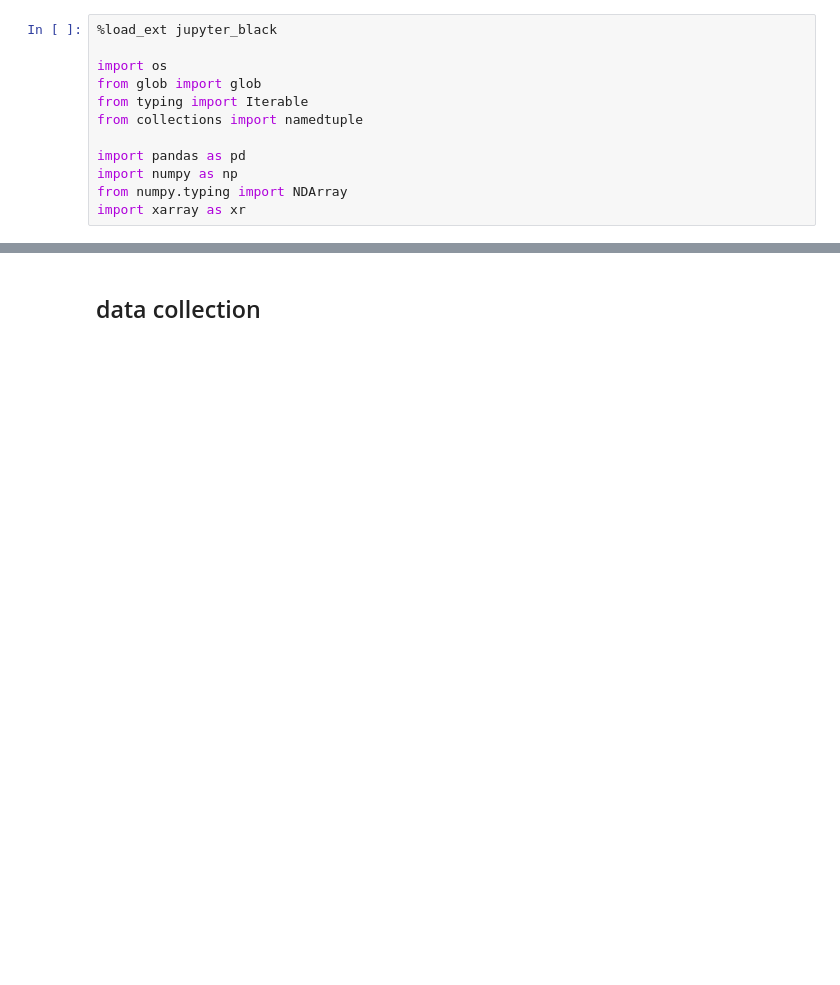
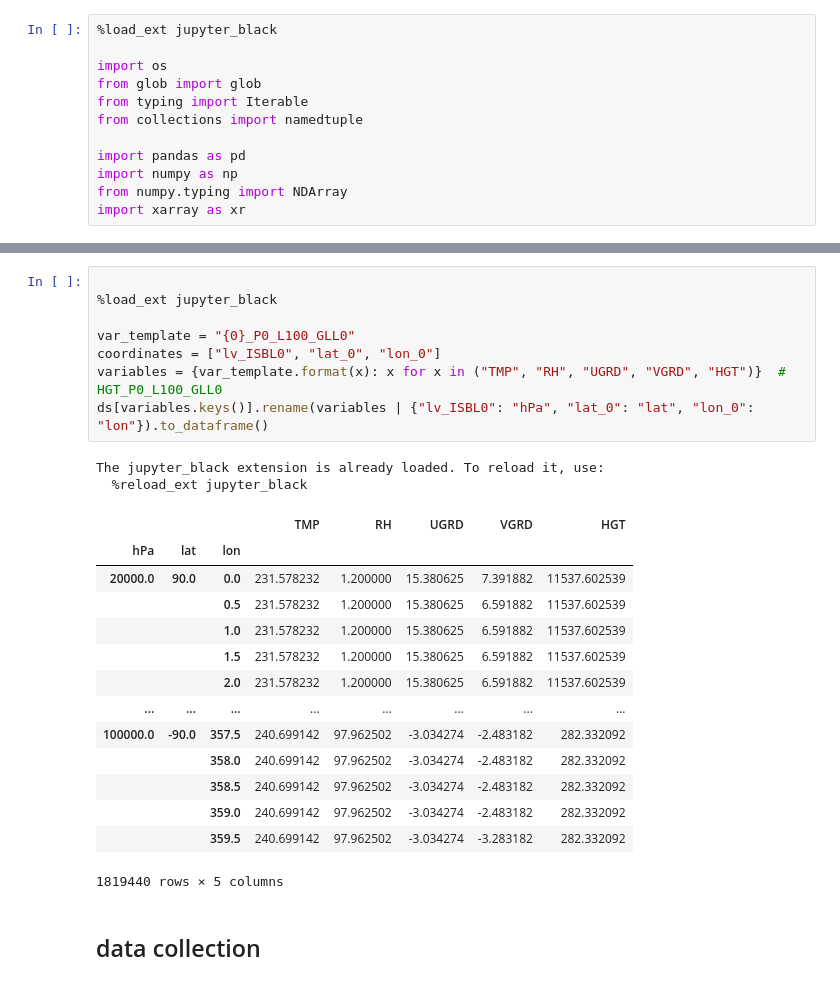
Before and after one commit to leaver2000/wxpy, a Jupyter notebook: lab-probsevere-galwem.ipynb, the cells around one changed output, grey strips where cells are left out. Saved outputs shown, nothing was run; the diff lists cells and outputs as text; blank space fills up the shorter version.

```diff
--- a/lab-probsevere-galwem.ipynb
+++ b/lab-probsevere-galwem.ipynb
@@ -15,3 +55,28 @@ import xarray as xr
+# %%
+
+%load_ext jupyter_black
+
+var_template = "{0}_P0_L100_GLL0"
+coordinates = ["lv_ISBL0", "lat_0", "lon_0"]
+variables = {var_template.format(x): x for x in ("TMP", "RH", "UGRD", "VGRD", "HGT")}  # HGT_P0_L100_GLL0
+ds[variables.keys()].rename(variables | {"lv_ISBL0": "hPa", "lat_0": "lat", "lon_0": "lon"}).to_dataframe()
+# %% [output]
+The jupyter_black extension is already loaded. To reload it, use:
+  %reload_ext jupyter_black
+|  |  |  | TMP | RH | UGRD | VGRD | HGT |
+| hPa | lat | lon |  |  |  |  |  |
+| 20000.0 | 90.0 | 0.0 | 231.578232 | 1.200000 | 15.380625 | 7.391882 | 11537.602539 |
+|  |  | 0.5 | 231.578232 | 1.200000 | 15.380625 | 6.591882 | 11537.602539 |
+|  |  | 1.0 | 231.578232 | 1.200000 | 15.380625 | 6.591882 | 11537.602539 |
+|  |  | 1.5 | 231.578232 | 1.200000 | 15.380625 | 6.591882 | 11537.602539 |
+|  |  | 2.0 | 231.578232 | 1.200000 | 15.380625 | 6.591882 | 11537.602539 |
+| ... | ... | ... | ... | ... | ... | ... | ... |
+| 100000.0 | -90.0 | 357.5 | 240.699142 | 97.962502 | -3.034274 | -2.483182 | 282.332092 |
+|  |  | 358.0 | 240.699142 | 97.962502 | -3.034274 | -2.483182 | 282.332092 |
+|  |  | 358.5 | 240.699142 | 97.962502 | -3.034274 | -2.483182 | 282.332092 |
+|  |  | 359.0 | 240.699142 | 97.962502 | -3.034274 | -2.483182 | 282.332092 |
+|  |  | 359.5 | 240.699142 | 97.962502 | -3.034274 | -3.283182 | 282.332092 |
+1819440 rows × 5 columns
 # %% [markdown]
 ## data collection
 # %%
```
Also changed, not shown: parts of 6 cells of this notebook, 24 other files.
